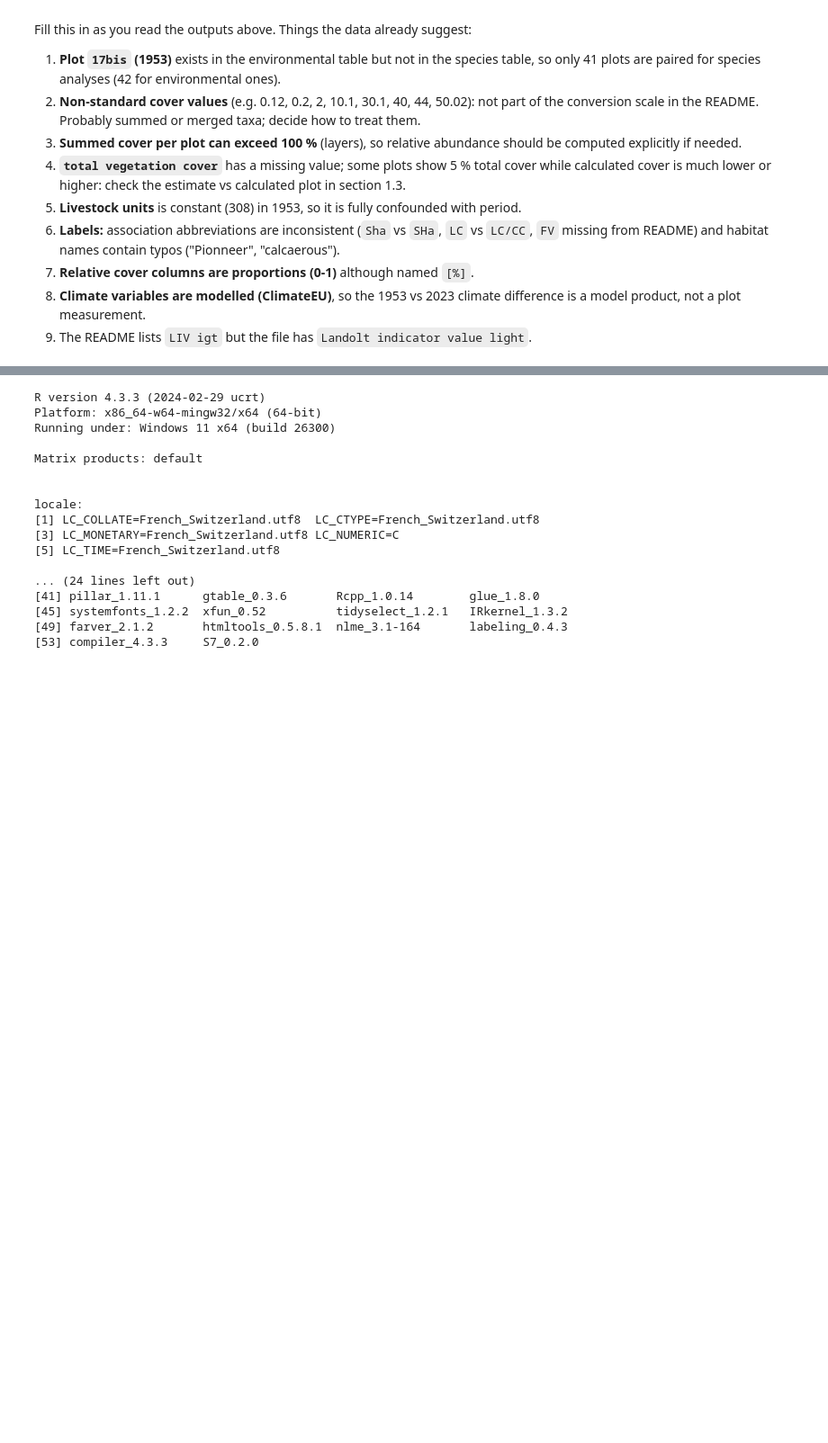
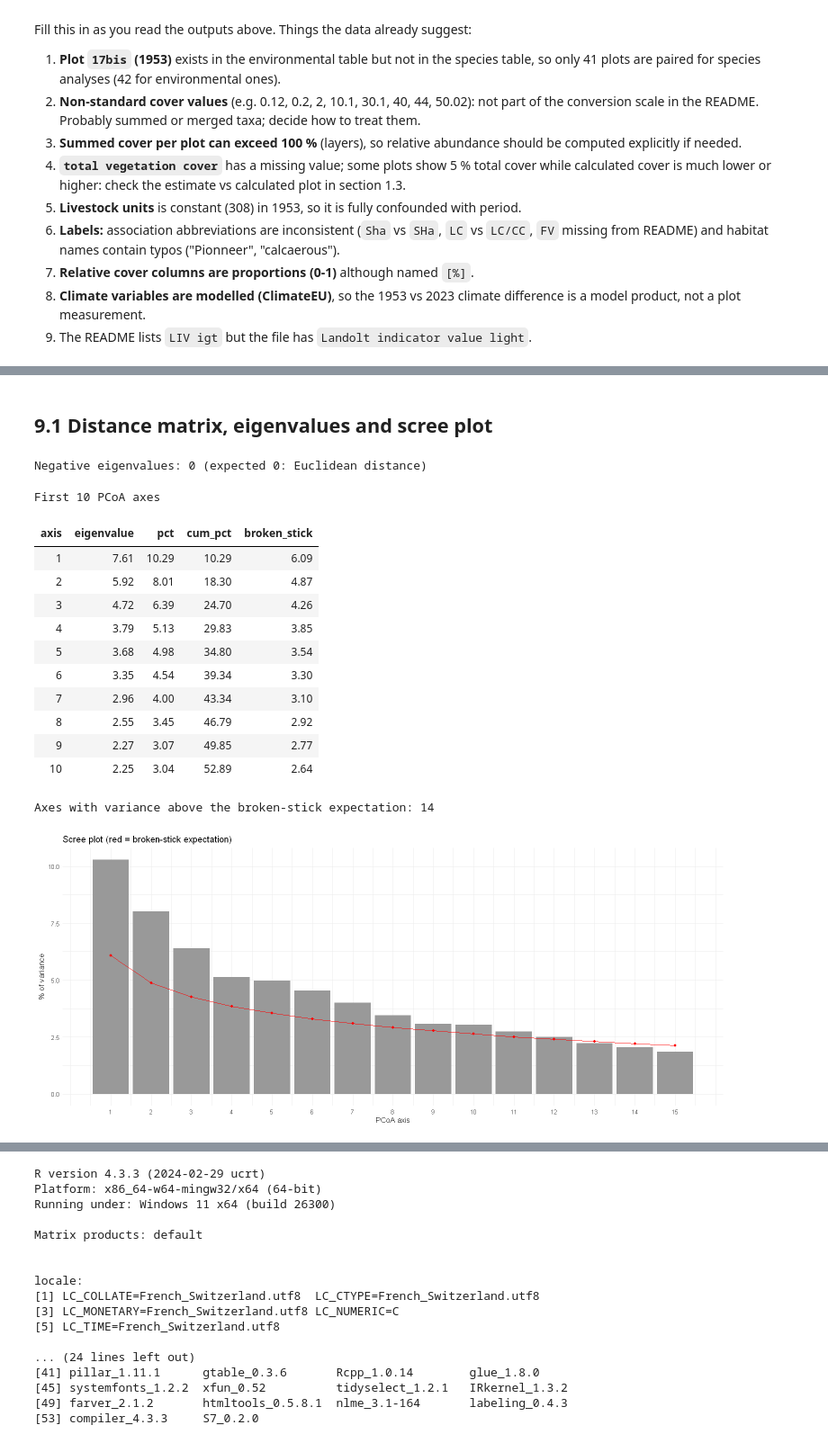
Before and after one commit to RobinVuadens/MVA-Group2, a Jupyter notebook: EDA_vegetation_1953_2023.ipynb, the cells around one changed output, grey strips where cells are left out. Shown at 90% size. Drawn from its saved outputs; the diff is of its cells as text; code cells hidden in the pictures; blank space fills up the shorter version.

```diff
--- a/EDA_vegetation_1953_2023.ipynb
+++ b/EDA_vegetation_1953_2023.ipynb
@@ -1118,0 +1111,45 @@ Fill this in as you read the outputs above. Things the data already suggest:
+# %% [markdown]
+## 9.1 Distance matrix, eigenvalues and scree plot
+# %%
+options(repr.plot.width = 14, repr.plot.height = 6)
+
+comm_h <- decostand(comm, method = "hellinger")   # plots x taxa
+d_h    <- dist(comm_h)                            # Hellinger distance
+
+pcoa <- cmdscale(d_h, k = 10, eig = TRUE)
+ev   <- pcoa$eig
+cat("Negative eigenvalues:", sum(ev < -1e-8), "(expected 0: Euclidean distance)\n")
+
+ev_pos <- ev[ev > 1e-8]
+eig_tbl <- tibble(axis = seq_along(ev_pos),
+                  eigenvalue = ev_pos,
+                  pct = 100 * ev_pos / sum(ev_pos),
+                  cum_pct = cumsum(100 * ev_pos / sum(ev_pos)),
+                  broken_stick = 100 * bstick(length(ev_pos)))
+eig_tbl %>% head(10) %>% kable(digits = 2, caption = "First 10 PCoA axes")
+cat("Axes with variance above the broken-stick expectation:", sum(eig_tbl$pct > eig_tbl$broken_stick), "\n")
+
+eig_tbl %>% head(15) %>%
+  ggplot(aes(axis)) +
+  geom_col(aes(y = pct), fill = "grey60") +
+  geom_line(aes(y = broken_stick), colour = "red") + geom_point(aes(y = broken_stick), colour = "red") +
+  scale_x_continuous(breaks = 1:15) +
+  labs(x = "PCoA axis", y = "% of variance", title = "Scree plot (red = broken-stick expectation)")
+
+pc_lab <- function(i) sprintf("PCoA %d (%.1f%%)", i, eig_tbl$pct[i])
+# %% [output]
+Negative eigenvalues: 0 (expected 0: Euclidean distance)
+First 10 PCoA axes
+| axis | eigenvalue | pct | cum_pct | broken_stick |
+| 1 | 7.61 | 10.29 | 10.29 | 6.09 |
+| 2 | 5.92 | 8.01 | 18.30 | 4.87 |
+| 3 | 4.72 | 6.39 | 24.70 | 4.26 |
+| 4 | 3.79 | 5.13 | 29.83 | 3.85 |
+| 5 | 3.68 | 4.98 | 34.80 | 3.54 |
+| 6 | 3.35 | 4.54 | 39.34 | 3.30 |
+| 7 | 2.96 | 4.00 | 43.34 | 3.10 |
+| 8 | 2.55 | 3.45 | 46.79 | 2.92 |
+| 9 | 2.27 | 3.07 | 49.85 | 2.77 |
+| 10 | 2.25 | 3.04 | 52.89 | 2.64 |
+Axes with variance above the broken-stick expectation: 14
+[figure, added]
```
Also changed, not shown: parts of 41 cells of this notebook, 5 other files.
